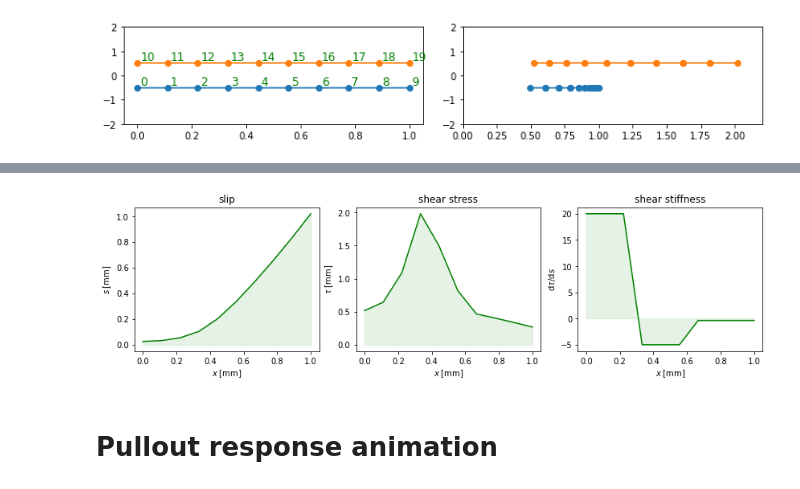
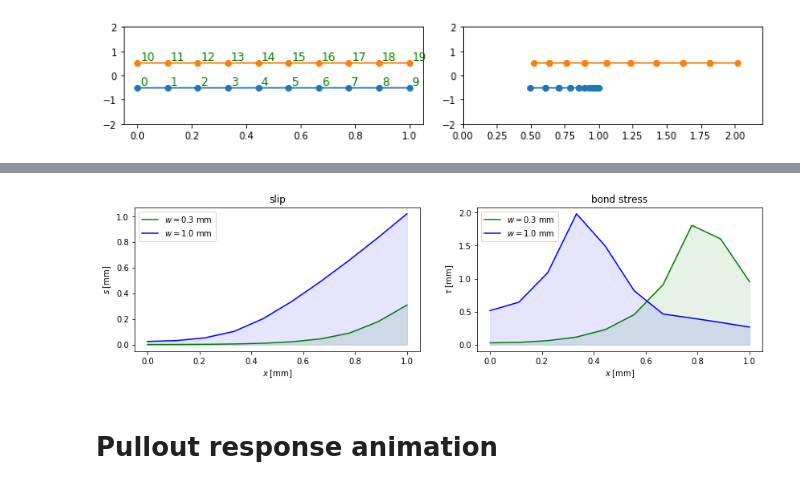
Before and after one commit to bmcs-group/bmcs_apps, a Jupyter notebook: notebooks/pullout1d.ipynb, the cells around one changed output, grey strips where cells are left out. Saved outputs shown, nothing was run; the diff lists cells and outputs as text; code cells hidden in the pictures.

```diff
--- a/notebooks/pullout1d.ipynb
+++ b/notebooks/pullout1d.ipynb
@@ -950,10 +953,10 @@ def get_UF_t(w, x_Eia, O_ECi, n_t = 100):
     # Record solutions
     U_t_list, F_t_list = [], []
     # Precalculated integration operators
-    B1_EmCia = get_B1_EmCia(x_Eia, xi_m, w_m)
-    B0_EmCi = get_B0_EmCi(x_Eia,xi_m, w_m)
-    Q1_EmCiaDjb = get_Q1_EmCiaDjb(x_Eia, xi_m, w_m)
-    Q0_EmCiDj = get_Q0_EmCiDj(x_Eia, xi_m, w_m)
+    B1_mECia = get_B1_mECia(x_Eia, xi_m, w_m)
+    B0_mECi = get_B0_mECi(x_Eia, xi_m, w_m)
+    Q1_mECiaDjb = get_Q1_mECiaDjb(x_Eia, xi_m, w_m)
+    Q0_mECiDj = get_Q0_mECiDj(x_Eia, xi_m, w_m)
 
     # Load increment loop
     while t_n1 < t_max:
@@ -971,18 +974,18 @@ def get_UF_t(w, x_Eia, O_ECi, n_t = 100):
             u_ECi = U_k_O[O_ECi]
 
             # Corrector: internal forces (stresses and shear flow)
-            sig_ECm = get_sig_ECm(u_ECi, x_Eia, xi_m)
-            tau_Em = get_tau_Em(u_ECi, xi_m)
+            sig_mEC = get_sig_mEC(u_ECi, x_Eia, xi_m)
+            tau_mE = get_tau_mE(u_ECi, xi_m)
             # Residuum
-            F_Eo = get_F_Eo(B1_EmCia, B0_EmCi, sig_ECm, tau_Em)
+            F_Eo = get_F_Eo(B1_mECia, B0_mECi, sig_mEC, tau_mE)
             F_O = np.bincount(O_Ei.flatten(), weights=F_Eo.flatten())
             R_O = F_ext - F_O
 
             # Predictor: algorithmic system matrix
-            d_sig_ECm = get_d_sig_ECm(u_ECi, x_Eia, xi_m)
-            d_tau_Em = get_d_tau_Em(u_ECi, xi_m)
+            d_sig_mEC = get_d_sig_mEC(u_ECi, x_Eia, xi_m)
+            d_tau_mE = get_d_tau_mE(u_ECi, xi_m)
             # System matrix
-            K_Eop = get_K_Eop(Q1_EmCiaDjb, Q0_EmCiDj, d_sig_ECm, d_tau_Em)
+            K_Eop = get_K_Eop(Q1_mECiaDjb, Q0_mECiDj, d_sig_mEC, d_tau_mE)
             K_OP.reset_mtx()
             K_OP.add_mtx_array(K_Eop, O_Ei)
             # Modify/add equations with kinematic constraints
@@ -1048,7 +1031,8 @@ array([[[ 0,  1],
 # %%
-U_10 = U_t[-1,-1]
-F_10 = F_t[-1,-1]
-u1_ECi = U_t[-1][O1_ECi]
+U_03, U_10 = U_t[(30,-1),-1]
+F_03, F_10 = F_t[(30,-1),-1]
+u03_ECi = U_t[30][O1_ECi]
+u10_ECi = U_t[-1][O1_ECi]
 # %% [markdown]
 **Plot displacements in final step:**
 # %%
@@ -1084,11 +1078,16 @@ f_comps.savefig("fig_comps_profiles.pdf")
 # %%
-f_bond, (ax1, ax2, ax3) = plt.subplots(1,3, figsize=(14,3.3))
-plot_filled(ax1, x1_Eia, get_s_Em(u1_ECi, xi_m).flatten(),color='green',alpha=0.1);
+f_bond, (ax1, ax2) = plt.subplots(1,2, figsize=(14,3.3))
+plot_filled(ax1, x1_Eia, get_s_mE(u03_ECi, xi_m).T.flatten(),
+            color='green',alpha=0.1, label=r'$w = 0.3\;\mathrm{mm}$');
+plot_filled(ax1, x1_Eia, get_s_mE(u10_ECi, xi_m).T.flatten(),
+            color='blue',alpha=0.1, label=r'$w = 1.0\;\mathrm{mm}$');
 ax1.set_xlabel(r'$x\;\mathrm{[mm]}$'); ax1.set_ylabel(r'$s\;\mathrm{[mm]}$');
-plot_filled(ax2, x1_Eia, get_tau_Em(u1_ECi, xi_m).flatten(),color='green',alpha=0.1);
+ax1.set_title('slip'); ax1.legend();
+plot_filled(ax2, x1_Eia, get_tau_mE(u03_ECi, xi_m).T.flatten(),
+            color='green',alpha=0.1, label=r'$w = 0.3\;\mathrm{mm}$');
+plot_filled(ax2, x1_Eia, get_tau_mE(u10_ECi, xi_m).T.flatten(),
+            color='blue',alpha=0.1, label=r'$w = 1.0\;\mathrm{mm}$');
 ax2.set_xlabel(r'$x\;\mathrm{[mm]}$'); ax2.set_ylabel(r'$\tau\;\mathrm{[mm]}$');
-plot_filled(ax3, x1_Eia, get_d_tau_Em(u1_ECi, xi_m).flatten(),color='green',alpha=0.1);
-ax3.set_xlabel(r'$x\;\mathrm{[mm]}$'); ax3.set_ylabel(r'$\mathrm{d}\tau/\mathrm{d}s$');
-ax1.set_title('slip'); ax2.set_title('shear stress'); ax3.set_title('shear stiffness');
+ax2.set_title('bond stress'); ax2.legend();
 # %% [output]
-[figure, old version]
+[figure, new version]
```
Also changed, not shown: parts of 45 cells of this notebook, 9 other files.
